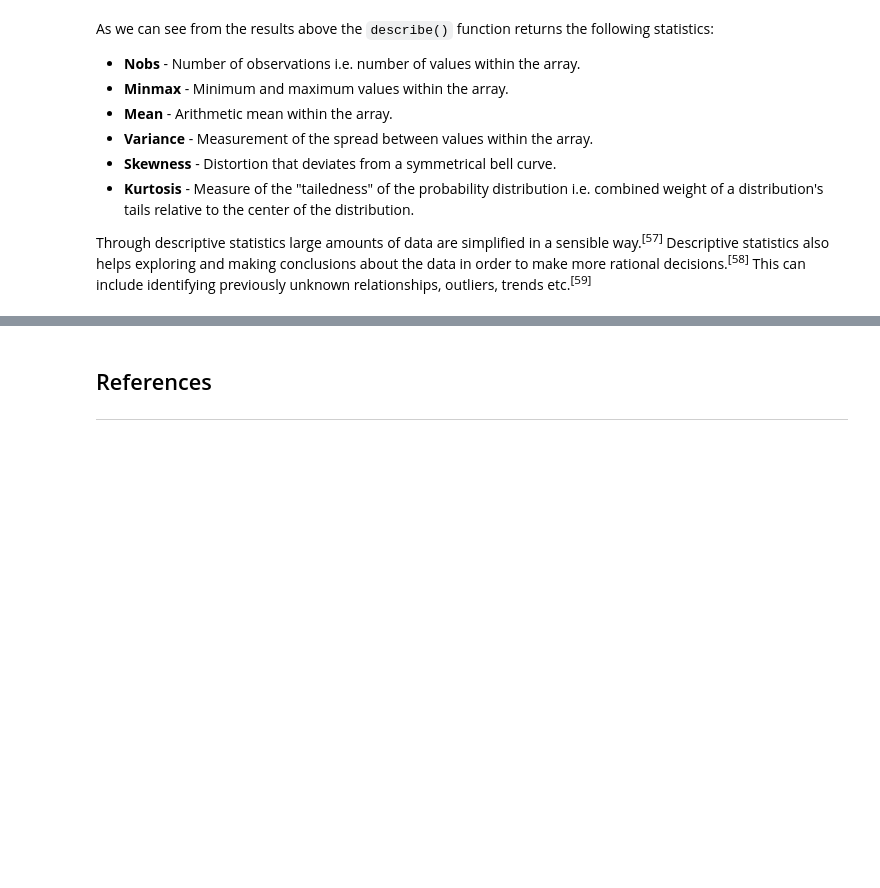
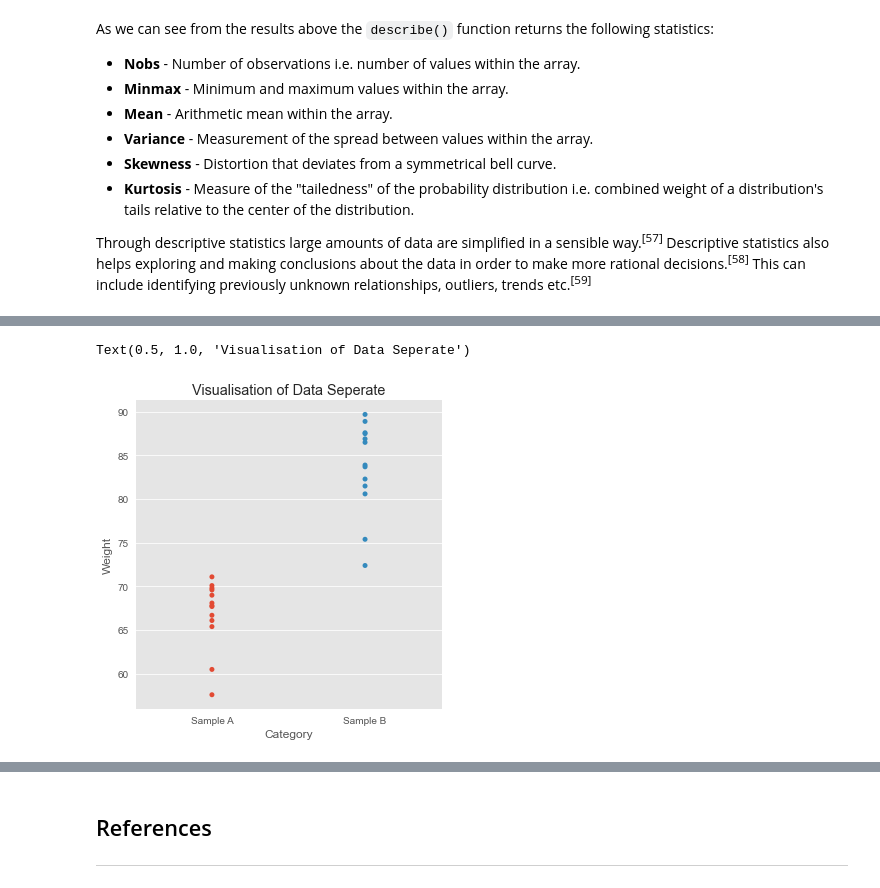
Before and after one commit to JPLee01/Machine_Learning_and_Statistics, a Jupyter notebook: scipy-stats.ipynb, the cells around one changed output, grey strips where cells are left out. Saved outputs shown, nothing was run; the diff lists cells and outputs as text; code cells hidden in the pictures; blank space fills up the shorter version.

```diff
--- a/scipy-stats.ipynb
+++ b/scipy-stats.ipynb
@@ -324,0 +364,7 @@ The author will now conduct a independent sample T-test.
+# %%
+#Visualise the Data based on thier Category
+sns.catplot(x='Category', y='Weight', jitter=False, data=df)
+plt.title("Visualisation of Data Seperate")
+# %% [output]
+Text(0.5, 1.0, 'Visualisation of Data Seperate')
+[figure, added]
```
Also changed, not shown: parts of 19 cells of this notebook.
